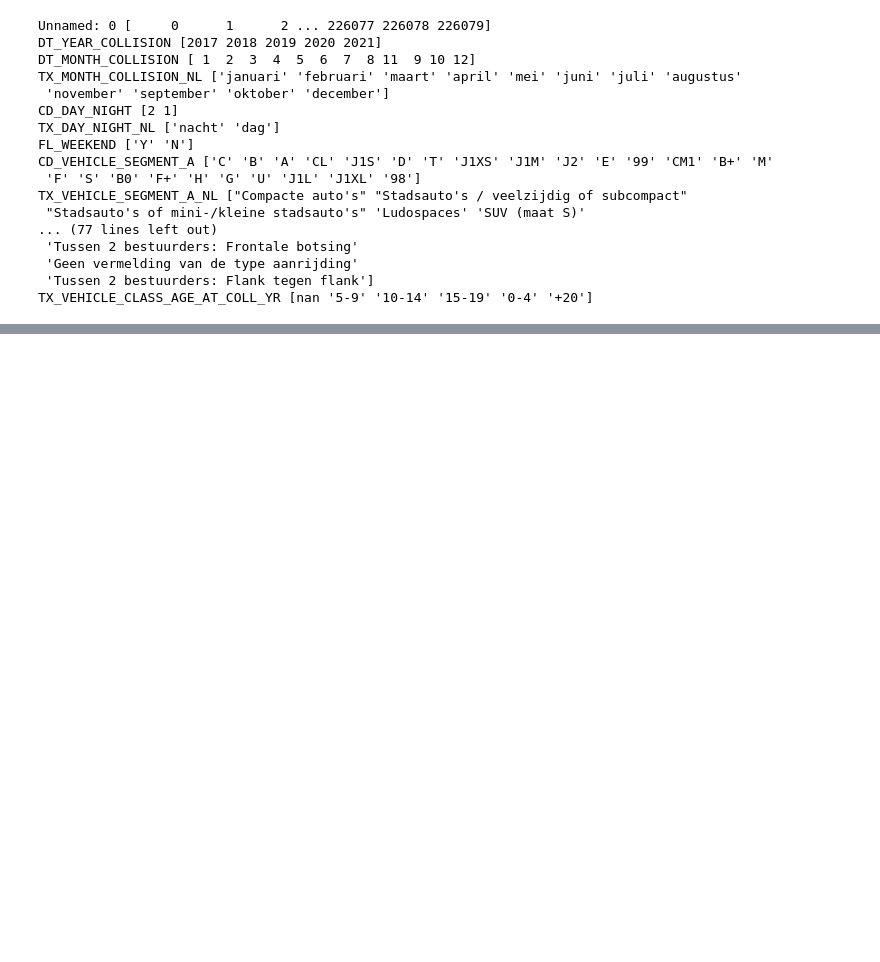
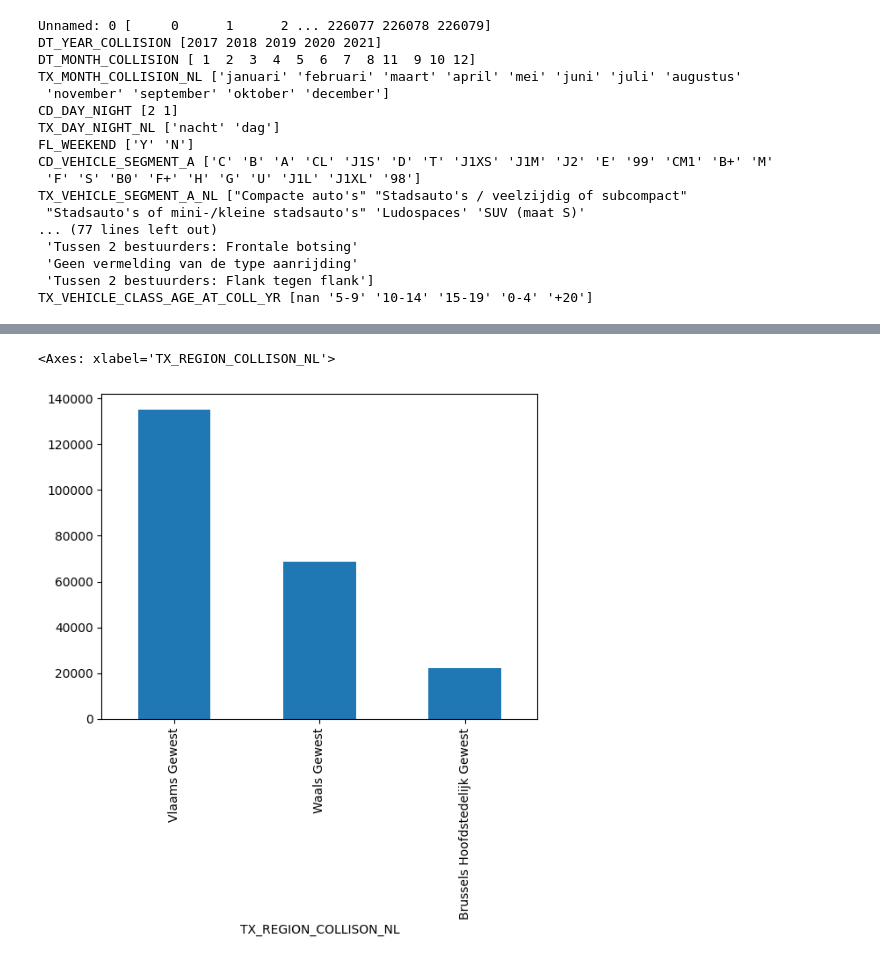
Before and after one commit to ThomSerg/InfoVis-Verkeersongevallen, a Jupyter notebook: experiments/collisions.ipynb, the cells around one changed output, grey strips where cells are left out. Cells and saved outputs as stored; diff of their text form; code cells hidden in the pictures; blank space fills up the shorter version.

```diff
--- a/experiments/collisions.ipynb
+++ b/experiments/collisions.ipynb
@@ -67,0 +134,5 @@ TX_VEHICLE_CLASS_AGE_AT_COLL_YR [nan '5-9' '10-14' '15-19' '0-4' '+20']
+# %%
+collision_df["TX_REGION_COLLISON_NL"].value_counts().plot.bar()
+# %% [output]
+<Axes: xlabel='TX_REGION_COLLISON_NL'>
+[figure, added]
```
Also changed, not shown: parts of 26 cells of this notebook.
